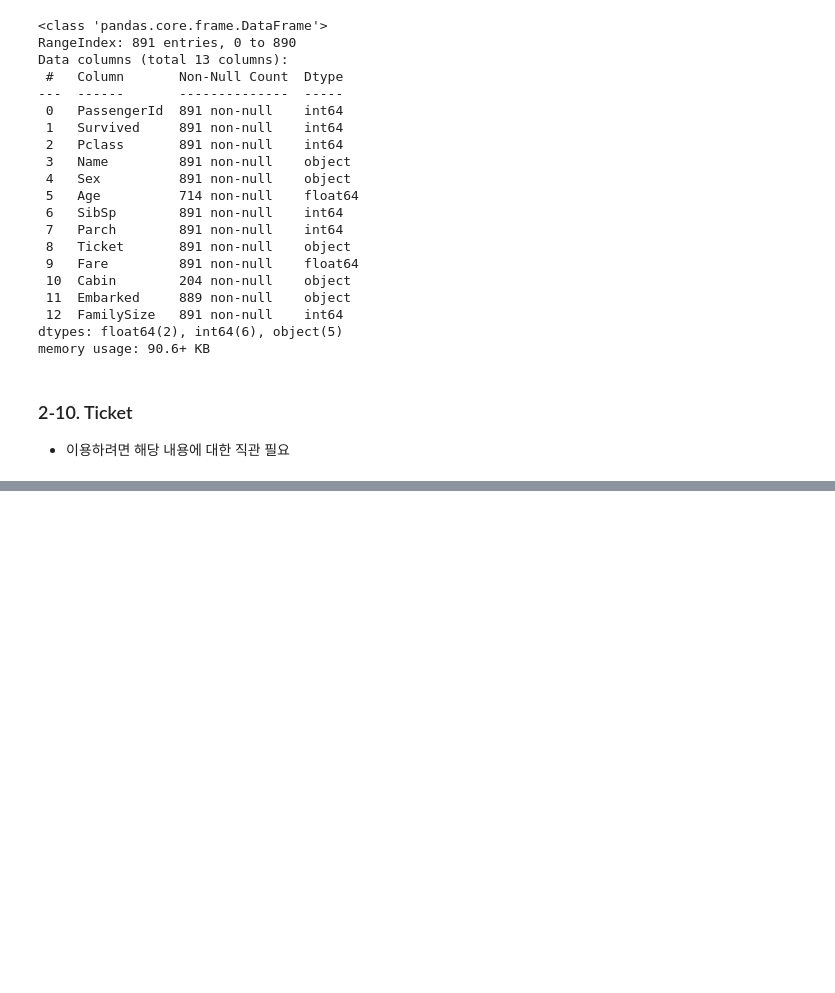
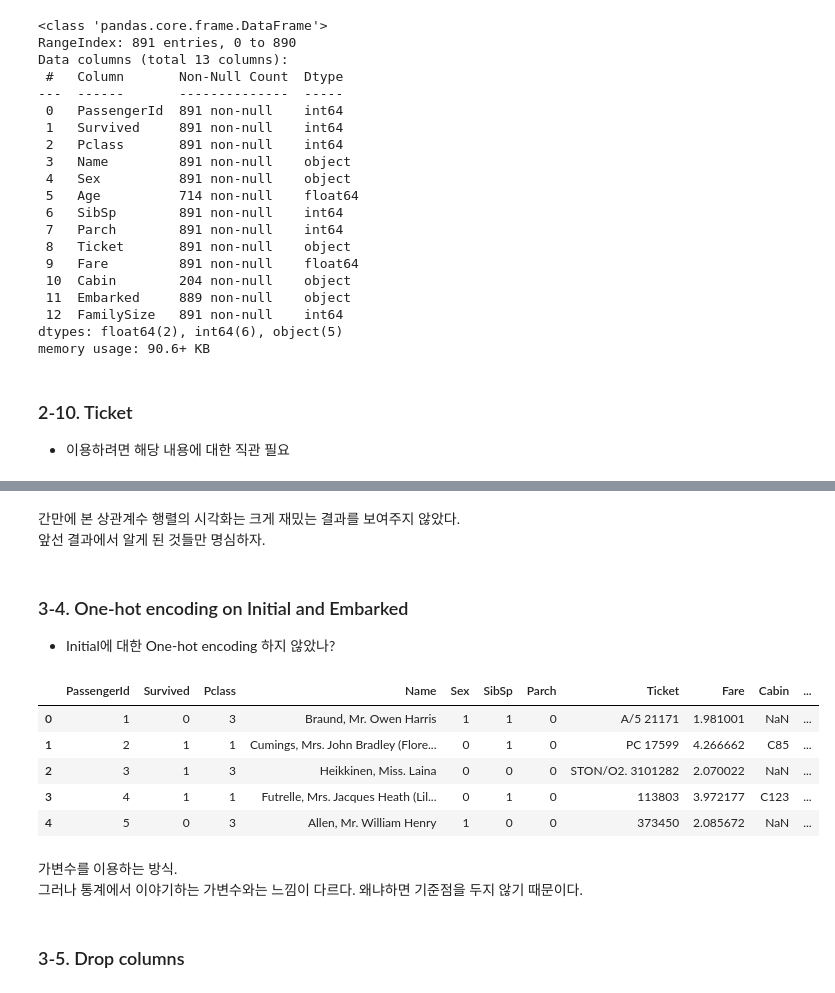
Before and after one commit to Myul23/Kaggle-Curriculum, a Jupyter notebook: Tabular data - Binary classification/Titanic - Machine Learning from Disaster/2. Exploratory data analysis, visualization, machine learning.ipynb, the cells around one changed output, grey strips where cells are left out. Saved outputs shown, nothing was run; the diff lists cells and outputs as text; code cells hidden in the pictures; blank space fills up the shorter version.

```diff
--- a/Tabular data - Binary classification/Titanic - Machine Learning from Disaster/2. Exploratory data analysis, visualization, machine learning.ipynb
+++ b/Tabular data - Binary classification/Titanic - Machine Learning from Disaster/2. Exploratory data analysis, visualization, machine learning.ipynb
@@ -539,0 +689,27 @@ memory usage: 90.6+ KB
+# %% [markdown]
+간만에 본 상관계수 행렬의 시각화는 크게 재밌는 결과를 보여주지 않았다.<br />
+앞선 결과에서 알게 된 것들만 명심하자.
+# %% [markdown]
+### 3-4. One-hot encoding on Initial and Embarked
+
+- Initial에 대한 One-hot encoding 하지 않았나?
+# %%
+train = pd.get_dummies(train, columns=["Initial"], prefix="Initial")
+test = pd.get_dummies(test, columns=["Initial"], prefix="Initial")
+# %%
+train = pd.get_dummies(train, columns=["Embarked"], prefix="Embarked")
+test = pd.get_dummies(test, columns=["Embarked"], prefix="Embarked")
+# %%
+train.head()
+# %% [output]
+|  | PassengerId | Survived | Pclass | Name | Sex | SibSp | Parch | Ticket | Fare | Cabin | ... |
+| 0 | 1 | 0 | 3 | Braund, Mr. Owen Harris | 1 | 1 | 0 | A/5 21171 | 1.981001 | NaN | ... |
+| 1 | 2 | 1 | 1 | Cumings, Mrs. John Bradley (Flore... | 0 | 1 | 0 | PC 17599 | 4.266662 | C85 | ... |
+| 2 | 3 | 1 | 3 | Heikkinen, Miss. Laina | 0 | 0 | 0 | STON/O2. 3101282 | 2.070022 | NaN | ... |
+| 3 | 4 | 1 | 1 | Futrelle, Mrs. Jacques Heath (Lil... | 0 | 1 | 0 | 113803 | 3.972177 | C123 | ... |
+| 4 | 5 | 0 | 3 | Allen, Mr. William Henry | 1 | 0 | 0 | 373450 | 2.085672 | NaN | ... |
+# %% [markdown]
+가변수를 이용하는 방식.<br />
+그러나 통계에서 이야기하는 가변수와는 느낌이 다르다. 왜냐하면 기준점을 두지 않기 때문이다.
+# %% [markdown]
+### 3-5. Drop columns
```
Also changed, not shown: parts of 61 cells of this notebook.
